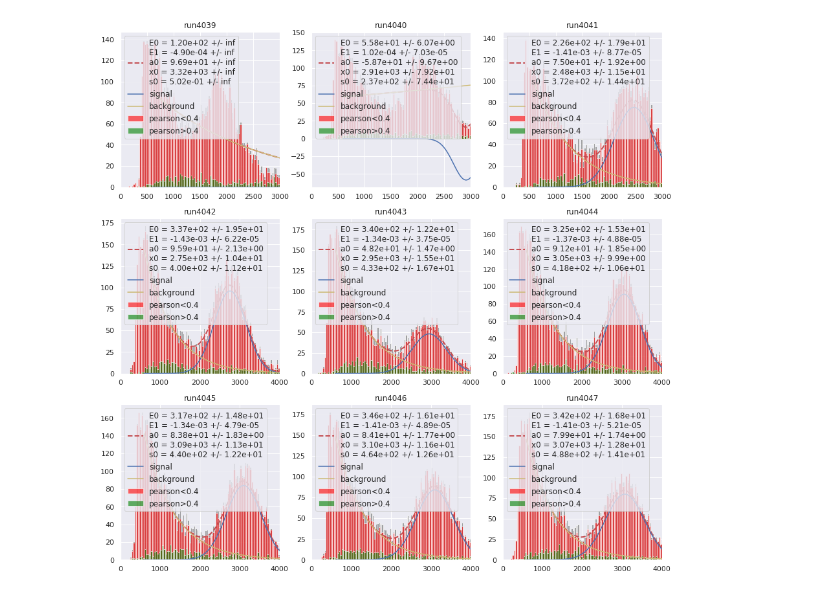
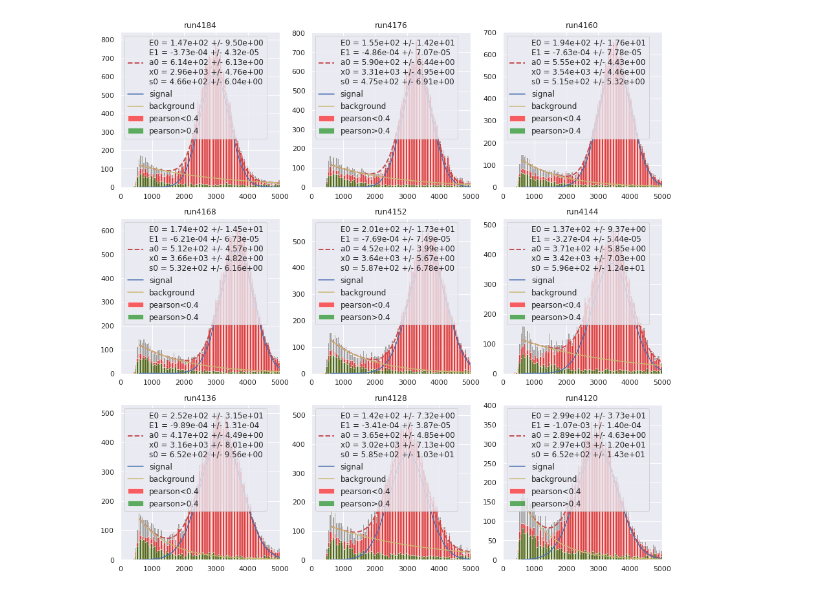
Before and after one commit to gmazzitelli/cygno_cloud, a Jupyter notebook: AnalisiCluster.ipynb, the cells around one changed output. Drawn from its saved outputs; the diff is of its cells as text; code cells hidden in the pictures.

```diff
--- a/AnalisiCluster.ipynb
+++ b/AnalisiCluster.ipynb
@@ -96,10 +96,11 @@ def myExpG(data,ax, xmin, xmax, bins, E0, E1, a0, x0, s0):
 #
 # carica i dati dal file
 #
-
+# bandella
 file_out=mybasepath+"out/dbscan_run4184_cmin_0_cmax_500_rescale_576_nsigma_1.5_ev_200_ped_4183.plk.gz"
 file_out=mybasepath+"out/dbscan_run4184_cmin_0_cmax_500_rescale_2304_nsigma_1.5_ev_200_ped_4183.plk.gz"
-
+# KFC
+file_out=mybasepath+"out/dbscan_run4039_cmin_0_cmax_500_rescale_2304_nsigma_1.5_ev_200_ped_4038.plk.gz"
 df = pd.read_pickle(file_out, compression='gzip')
 
 # range
@@ -293,6 +312,6 @@ plt.show()
 # %%
 fig, ax = plt.subplots(figsize=(10,6))
-hmax=50
+hmax=20
 ax.hist(df.length, bins=100, range=(0,hmax), color='gray', alpha=0.7)
 ax.hist(df.length[(abs(df.pearson)<0.4)], 100, range=(0,hmax), color="red", alpha=0.6, label="pearson<0.4")
 ax.hist(df.length[(abs(df.pearson)>0.4)], 100, range=(0,hmax), color="green", alpha=0.6, label="pearson>0.4")
@@ -330,16 +376,16 @@ file_out=["dbscan_run4184_cmin_0_cmax_500_rescale_576_nsigma_1.5_ev_200_ped_4183
 
 d = {'run': [4184, 4176, 4160, 4168, 4152, 4144, 4136, 4128, 4120], 'd': [6.5, 11, 16, 21, 26, 31, 36, 41, 46]}
 
-file_out=["dbscan_run4039_cmin_0_cmax_500_rescale_2304_nsigma_1.5_ev_200_ped_4038.plk.gz",
-         "dbscan_run4040_cmin_0_cmax_500_rescale_2304_nsigma_1.5_ev_200_ped_4038.plk.gz",
-         "dbscan_run4041_cmin_0_cmax_500_rescale_2304_nsigma_1.5_ev_200_ped_4038.plk.gz",
-         "dbscan_run4042_cmin_0_cmax_500_rescale_2304_nsigma_1.5_ev_200_ped_4038.plk.gz",
-         "dbscan_run4043_cmin_0_cmax_500_rescale_2304_nsigma_1.5_ev_200_ped_4038.plk.gz",
-         "dbscan_run4044_cmin_0_cmax_500_rescale_2304_nsigma_1.5_ev_200_ped_4038.plk.gz",
-         "dbscan_run4045_cmin_0_cmax_500_rescale_2304_nsigma_1.5_ev_200_ped_4038.plk.gz",
-         "dbscan_run4046_cmin_0_cmax_500_rescale_2304_nsigma_1.5_ev_200_ped_4038.plk.gz",
-         "dbscan_run4047_cmin_0_cmax_500_rescale_2304_nsigma_1.5_ev_200_ped_4038.plk.gz"]
-d = {'run': [4039, 4040, 4041, 4042, 4043, 4044, 4045, 4046, 4047], 'd': [6.5, 11, 16, 21, 26, 31, 36, 41, 46]}
+#file_out=["dbscan_run4039_cmin_0_cmax_500_rescale_2304_nsigma_1.5_ev_200_ped_4038.plk.gz",
+#         "dbscan_run4040_cmin_0_cmax_500_rescale_2304_nsigma_1.5_ev_200_ped_4038.plk.gz",
+#         "dbscan_run4041_cmin_0_cmax_500_rescale_2304_nsigma_1.5_ev_200_ped_4038.plk.gz",
+#         "dbscan_run4042_cmin_0_cmax_500_rescale_2304_nsigma_1.5_ev_200_ped_4038.plk.gz",
+#         "dbscan_run4043_cmin_0_cmax_500_rescale_2304_nsigma_1.5_ev_200_ped_4038.plk.gz",
+#         "dbscan_run4044_cmin_0_cmax_500_rescale_2304_nsigma_1.5_ev_200_ped_4038.plk.gz",
+#         "dbscan_run4045_cmin_0_cmax_500_rescale_2304_nsigma_1.5_ev_200_ped_4038.plk.gz",
+#         "dbscan_run4046_cmin_0_cmax_500_rescale_2304_nsigma_1.5_ev_200_ped_4038.plk.gz",
+#         "dbscan_run4047_cmin_0_cmax_500_rescale_2304_nsigma_1.5_ev_200_ped_4038.plk.gz"]
+#d = {'run': [4039, 4040, 4041, 4042, 4043, 4044, 4045, 4046, 4047], 'd': [6.5, 11, 16, 21, 26, 31, 36, 41, 46]}
 
 info = pd.DataFrame(data=d)
 
@@ -364,36 +410,53 @@ for i, file in enumerate(file_out):
     df['length']   =df['length']*pixelscale
     df['x0c']      =df['x0c']*pixelscale
     df['y0c']      =df['y0c']*pixelscale
     # print ("Fidical Circle: %.2f, %.2f [mm]" % (a,b))
     a0 = 150*.5
     df = df[((df['x0c']-d0)**2/a0**2 + (df['y0c']-d0)**2/a0**2 )< 1]
     bins = 100
 
     #fig, ax = plt.subplots(figsize=(10,6))
     ax[xi,yi].set_title('run'+str(info.iloc[i,0]))
-    if i < 3:
+    if i < 2:
         hmax = 3000.
+        E0=200.
+        E1=-0.001
+        a0=100.
+        x0=2000.
+        s0=300.
     else:
         hmax = 4000.
-    _, popt= myExpG(df['photons'], ax[xi,yi], xmin=600., xmax=hmax, bins=100, E0=200., E1=-0.01, a0=900., x0=3000., s0=300.)
+        E0=200.
+        E1=-0.001
+        a0=200.
+        x0=3000.
+        s0=300.
+    hmax = 5000.
+    E0=200.
+    E1=-0.001
+    a0=200.
+    x0=3000.
+    s0=300.
+
+    _, popt= myExpG(df['photons'], ax[xi,yi], xmin=600., xmax=hmax, bins=100, E0=E0, E1=E1, a0=a0, x0=x0, s0=s0)
     m.append(popt[3])
     s.append(popt[4])
     ax[xi,yi].hist(df['photons'], bins=100, range=(0,hmax), color='gray', alpha=0.7)
     ax[xi,yi].hist(df.photons[(abs(df.pearson)<0.4)], 100, range=(0,hmax), color="red", alpha=0.6, label="pearson<0.4")
     ax[xi,yi].hist(df.photons[(abs(df.pearson)>0.4)], 100, range=(0,hmax), color="green", alpha=0.6, label="pearson>0.4")
     ax[xi,yi].set_xlim(0,hmax)
     #ax.set_yscale("log")
     ax[xi,yi].legend(loc=2, prop={'size':'medium'})
     #plt.minorticks_on()
     yi+=1
     if yi == 3:
         xi+=1
         yi = 0
 plt.show()
 info['m'] = m
 info['s']= s
 # %% [output]
-[figure, old version]
+[figure, new version]
 # %%
 fig, ax = plt.subplots(1,3, figsize=(20,4))
 ax[0].set_ylabel("photons")
```
Also changed, not shown: parts of 22 cells of this notebook, 1 other file.
